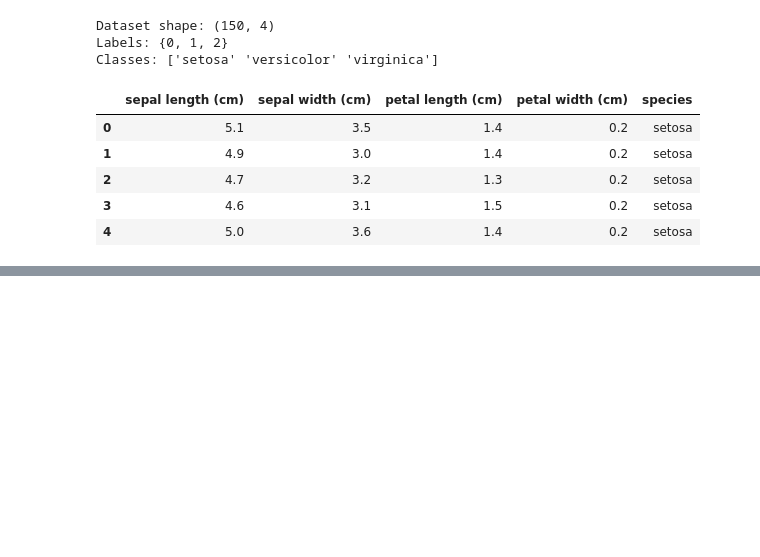
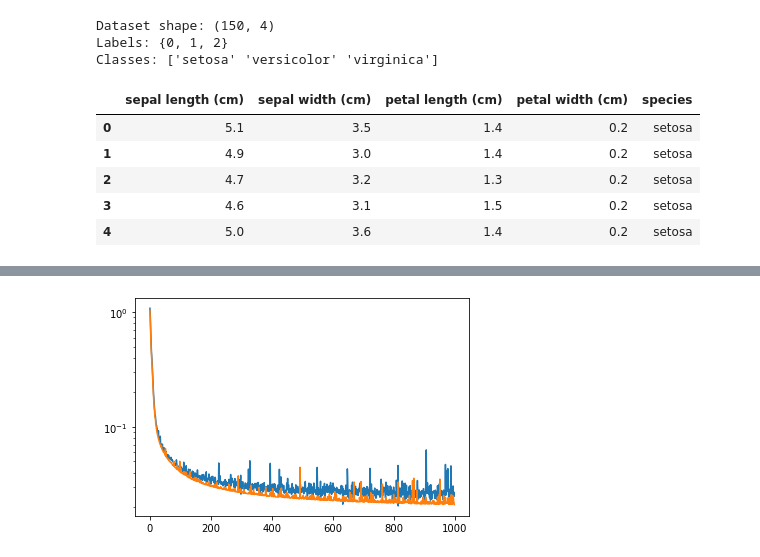
Before and after one commit to peterhubina/Iris-NeuralNetworks-Classification, a Jupyter notebook: zadanie_3.ipynb, the cells around one changed output, grey strips where cells are left out. Drawn from its saved outputs; the diff is of its cells as text; code cells hidden in the pictures; blank space fills up the shorter version.

```diff
--- a/zadanie_3.ipynb
+++ b/zadanie_3.ipynb
@@ -270,0 +304,6 @@ Sample 5: setosa
+# %%
+plt.plot(epochs,lossesmean, label='train')
+plt.plot(epochs, loss_vall_arr, label='valid')
+plt.yscale('log')
+# %% [output]
+[figure, added]
```
Also changed, not shown: parts of 11 cells of this notebook.
